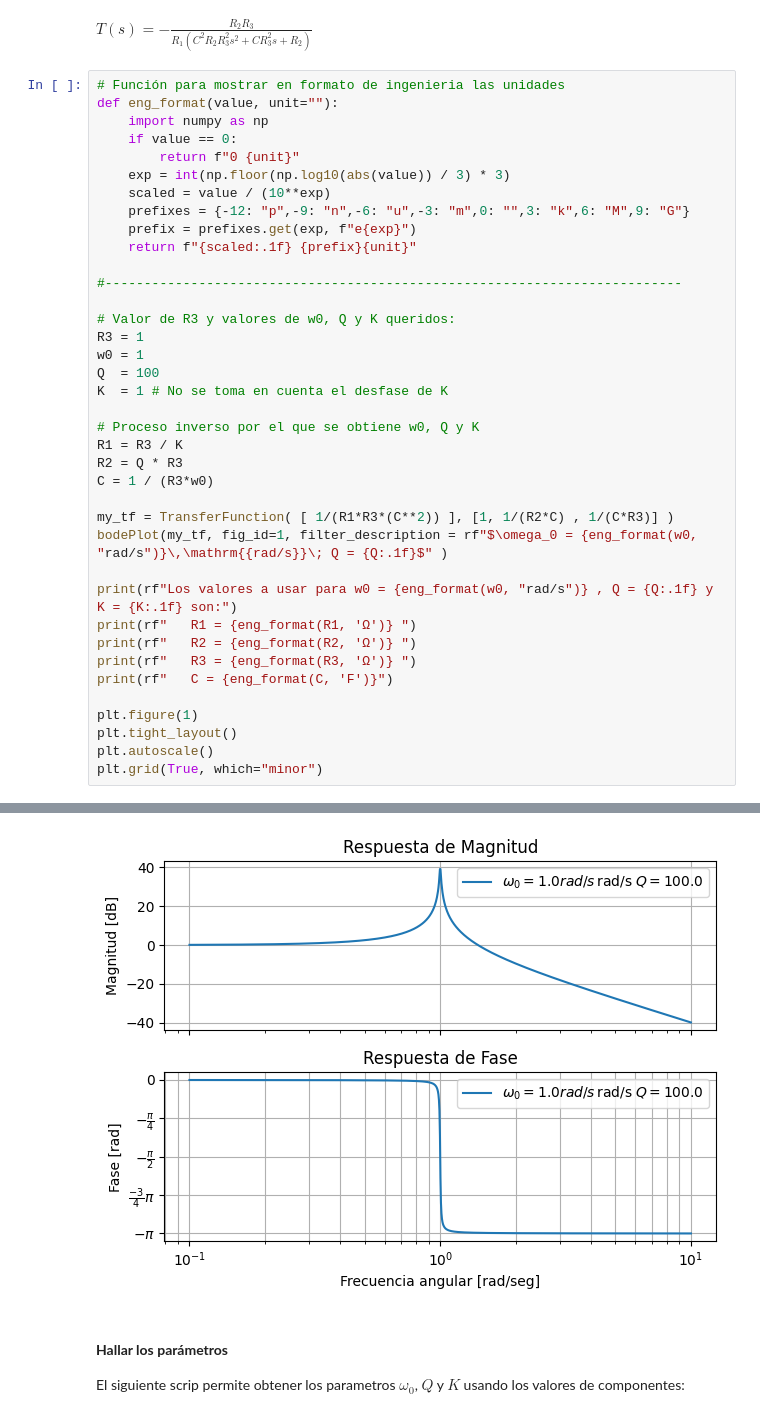
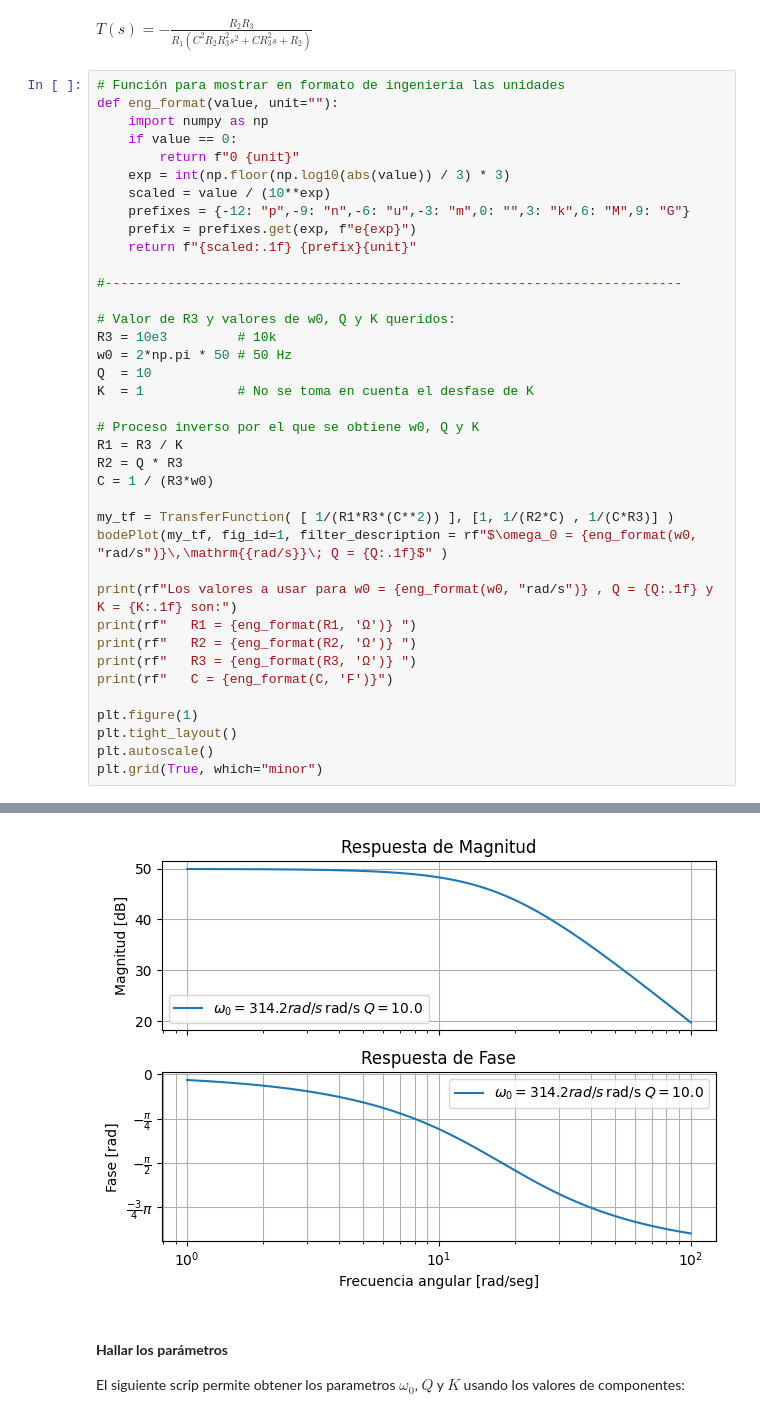
Before and after one commit to IOleaG8/Teoria-de-los-Circuitos, a Jupyter notebook: ts2/tc2_ts2_Ignacio_Olea.ipynb, the cells around one changed output, grey strips where cells are left out. Cells and saved outputs as stored; diff of their text form.

```diff
--- a/ts2/tc2_ts2_Ignacio_Olea.ipynb
+++ b/ts2/tc2_ts2_Ignacio_Olea.ipynb
@@ -77,10 +77,10 @@ def eng_format(value, unit=""):
 #--------------------------------------------------------------------------
 
 # Valor de R3 y valores de w0, Q y K queridos:
-R3 = 1
-w0 = 1
-Q  = 100
-K  = 1 # No se toma en cuenta el desfase de K
+R3 = 10e3         # 10k
+w0 = 2*np.pi * 50 # 50 Hz
+Q  = 10
+K  = 1            # No se toma en cuenta el desfase de K
 
 # Proceso inverso por el que se obtiene w0, Q y K
 R1 = R3 / K
@@ -109,4 +109,4 @@ Los valores a usar para w0 = 1.0 rad/s , Q = 100.0 y K = 1.0 son:
-[figure, old version]
+[figure, new version]
 # %% [markdown]
 <a id="hlp"></a>
 #### **Hallar los parámetros**
```
Also changed, not shown: parts of 3 cells of this notebook.
